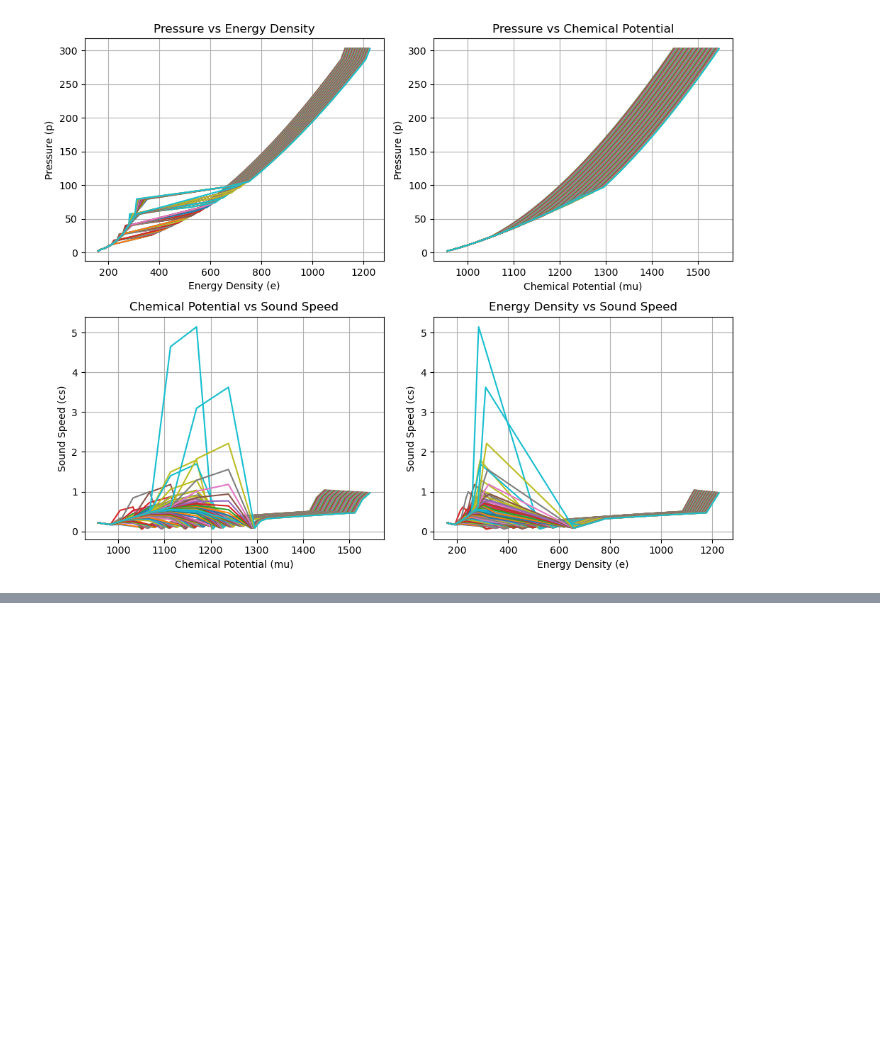
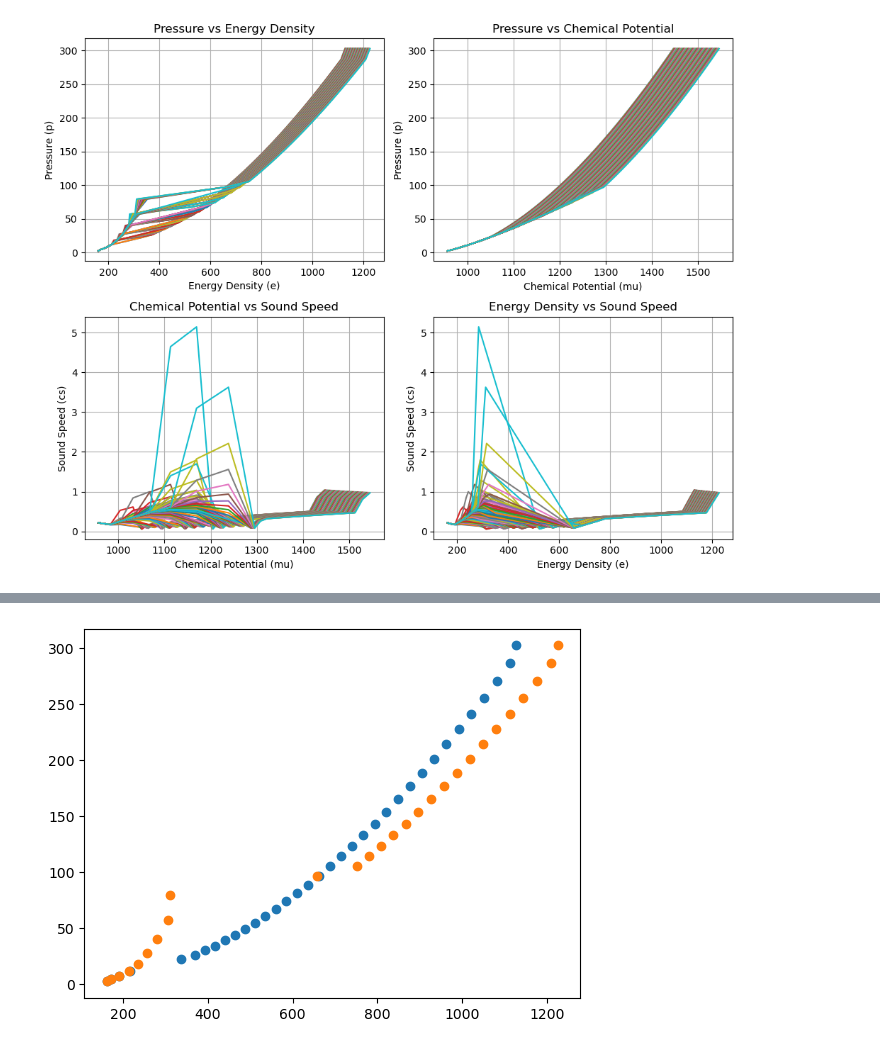
Before and after one commit to katta626/Phase_Transition, a Jupyter notebook: code/Quadraticfit/Eos_Different_mu.ipynb, the cells around one changed output, grey strips where cells are left out. Saved outputs shown, nothing was run; the diff lists cells and outputs as text; code cells hidden in the pictures; blank space fills up the shorter version.

```diff
--- a/code/Quadraticfit/Eos_Different_mu.ipynb
+++ b/code/Quadraticfit/Eos_Different_mu.ipynb
@@ -461,0 +559,6 @@ plt.show();
+# %%
+plt.scatter(e_total[0],p_total[0])
+plt.scatter(e_total[-1],p_total[-1])
+plt.show()
+# %% [output]
+[figure, added]
```
Also changed, not shown: parts of 18 cells of this notebook, 2 other files.
